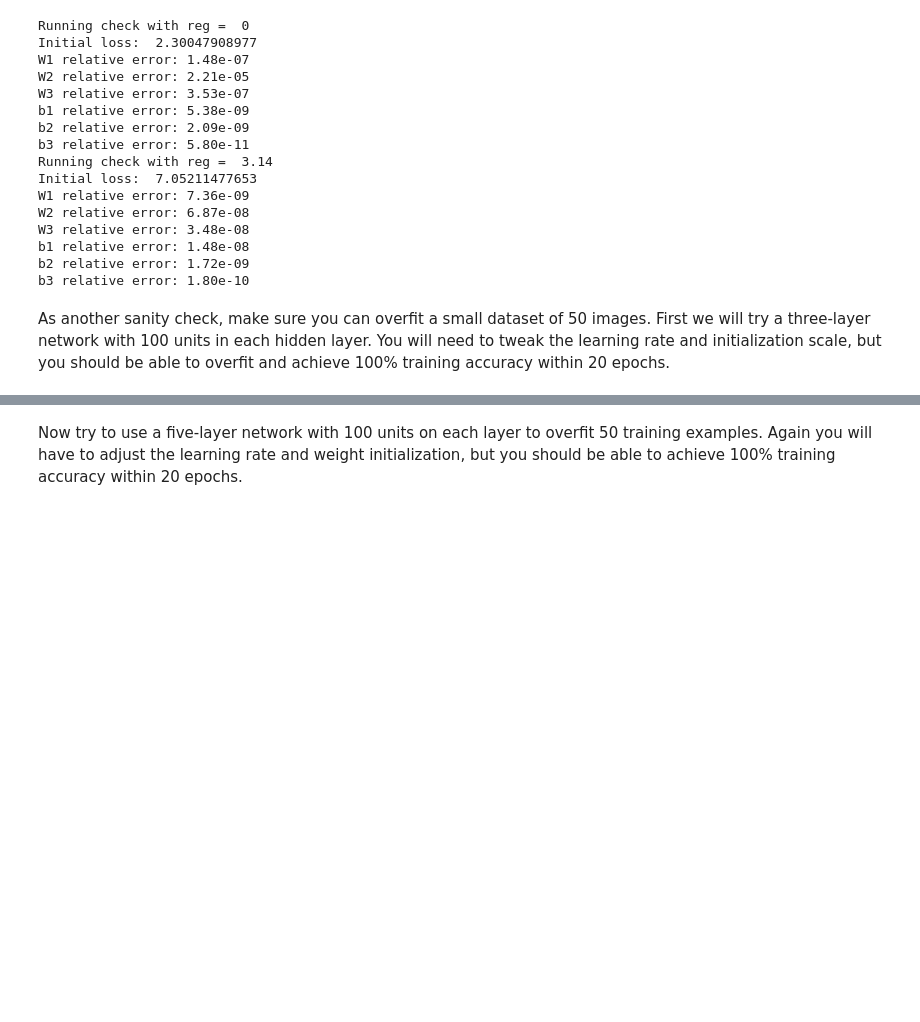
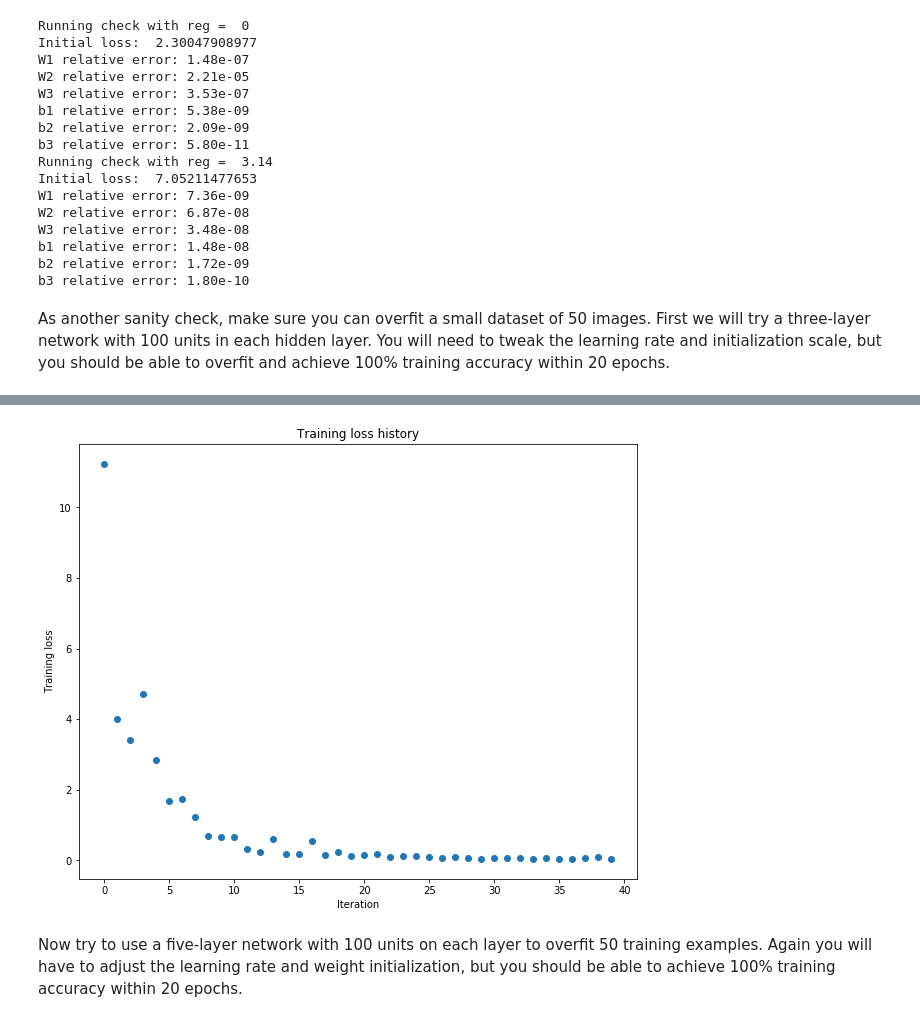
Before and after one commit to dipsywong98/COMP4901J, a Jupyter notebook: assignment2/FullyConnectedNets.ipynb, the cells around one changed output, grey strips where cells are left out. Cells and saved outputs as stored; diff of their text form; code cells hidden in the pictures; blank space fills up the shorter version.

```diff
--- a/assignment2/FullyConnectedNets.ipynb
+++ b/assignment2/FullyConnectedNets.ipynb
@@ -433,8 +433,8 @@ small_data = {
   'y_val': data['y_val'],
 }
 
-weight_scale = 1e-2
-learning_rate = 1e-4
+weight_scale = 3e-2
+learning_rate = 1e-3
 model = FullyConnectedNet([100, 100],
               weight_scale=weight_scale, dtype=np.float64)
 solver = Solver(model, small_data,
@@ -451,3 +451,4 @@ plt.title('Training loss history')
 plt.xlabel('Iteration')
 plt.ylabel('Training loss')
 plt.show()
+# %% [output]
@@ -454,3 +472,4 @@ plt.show()
+[figure, added]
 # %% [markdown]
 Now try to use a five-layer network with 100 units on each layer to overfit 50 training examples. Again you will have to adjust the learning rate and weight initialization, but you should be able to achieve 100% training accuracy within 20 epochs.
 # %%
```
Also changed, not shown: parts of 4 cells of this notebook.
